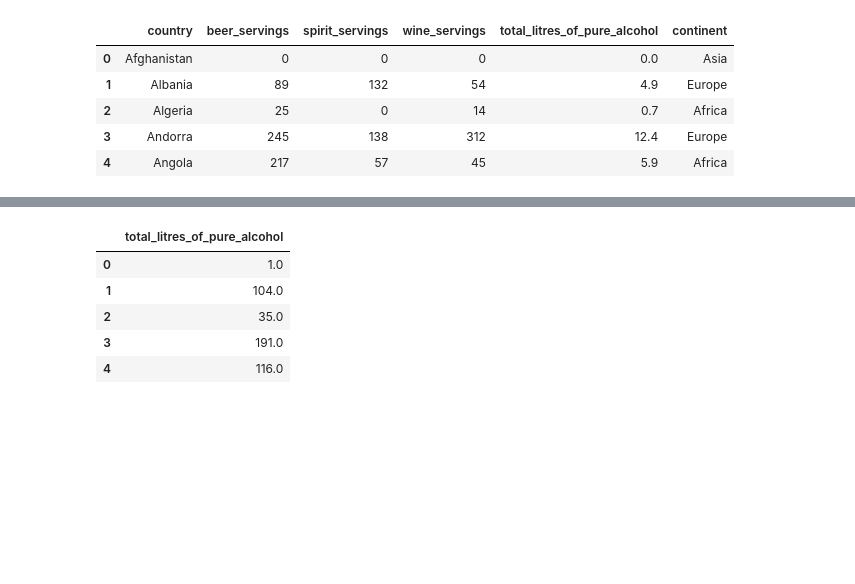
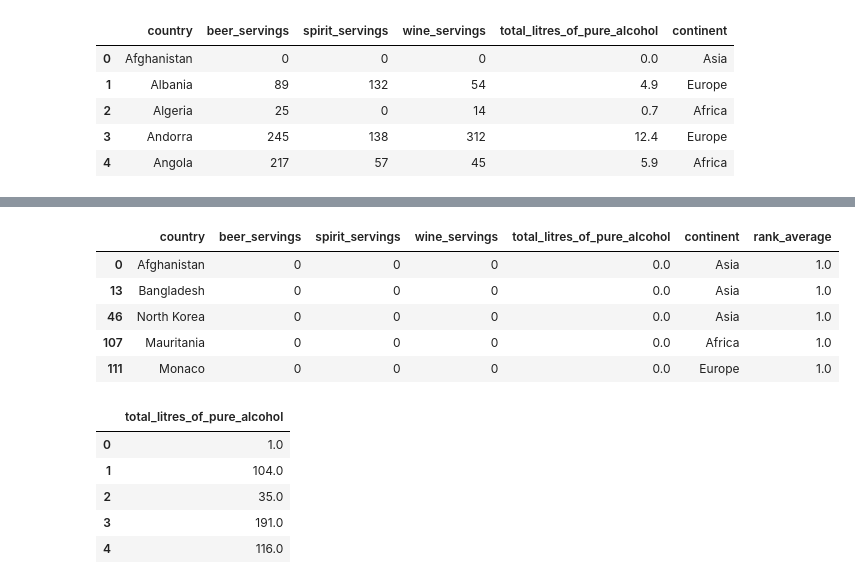
Before and after one commit to adiag321/Machine-Learning-Algorithms, a Jupyter notebook: 3 - Data Manipulation using Pandas/0_Data Analysis with Pandas CheatSheet.ipynb, the cells around one changed output, grey strips where cells are left out. Drawn from its saved outputs; the diff is of its cells as text; code cells hidden in the pictures; blank space fills up the shorter version.

```diff
--- a/3 - Data Manipulation using Pandas/0_Data Analysis with Pandas CheatSheet.ipynb
+++ b/3 - Data Manipulation using Pandas/0_Data Analysis with Pandas CheatSheet.ipynb
@@ -1860,3 +1858,15 @@ drinks[['total_litres_of_pure_alcohol']].rank(method = 'dense').head()
+# %%
+df = drinks.copy()
+df['rank_average'] = df['total_litres_of_pure_alcohol'].rank(method = 'min')
+df_sorted = df.sort_values(by='rank_average')
+df_sorted.head()
+# %% [output]
+|  | country | beer_servings | spirit_servings | wine_servings | total_litres_of_pure_alcohol | continent | rank_average |
+| 0 | Afghanistan | 0 | 0 | 0 | 0.0 | Asia | 1.0 |
+| 13 | Bangladesh | 0 | 0 | 0 | 0.0 | Asia | 1.0 |
+| 46 | North Korea | 0 | 0 | 0 | 0.0 | Asia | 1.0 |
+| 107 | Mauritania | 0 | 0 | 0 | 0.0 | Africa | 1.0 |
+| 111 | Monaco | 0 | 0 | 0 | 0.0 | Europe | 1.0 |
 # %%
 drinks[['total_litres_of_pure_alcohol']].rank(method = 'first').head()
 # %% [output]
```
Also changed, not shown: parts of 17 cells of this notebook.
